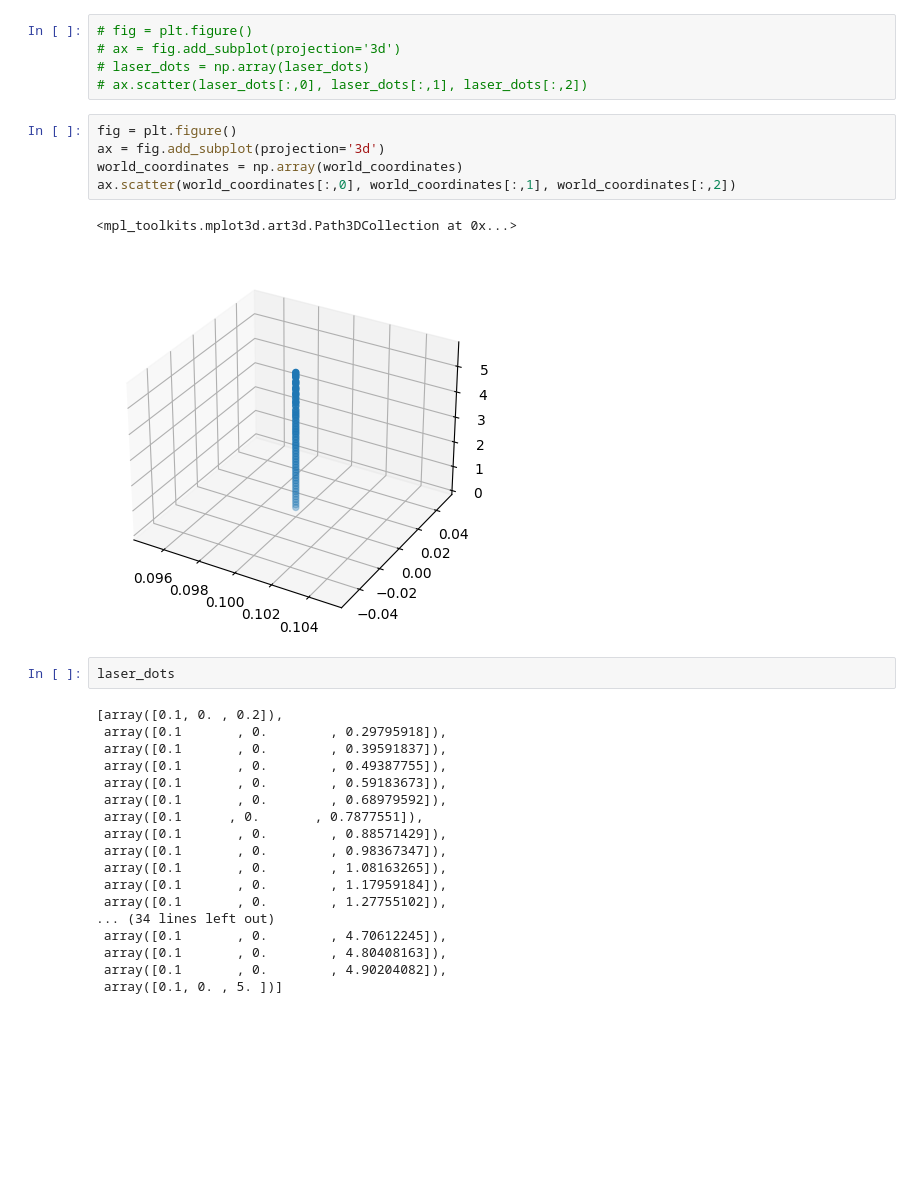
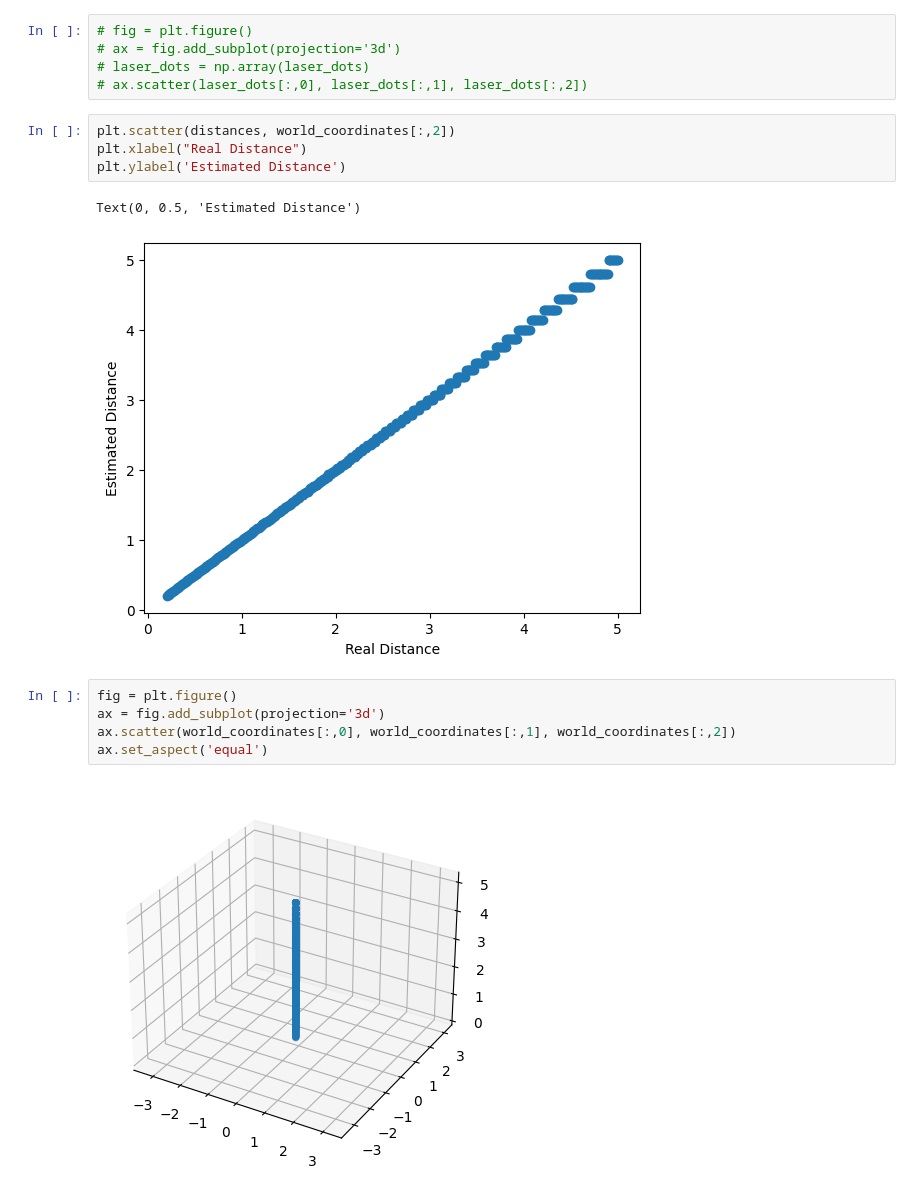
Before and after one commit to UCSD-E4E/fishsense-docs, a Jupyter notebook: laser_parallax/laser_test.ipynb, the cells around one changed output. Cells and saved outputs as stored; diff of their text form; blank space fills up the shorter version.

```diff
--- a/laser_parallax/laser_test.ipynb
+++ b/laser_parallax/laser_test.ipynb
@@ -59,31 +71,17 @@ Text(0, 0.5, 'World coordinate error (m)')
 # ax = fig.add_subplot(projection='3d')
 # laser_dots = np.array(laser_dots)
 # ax.scatter(laser_dots[:,0], laser_dots[:,1], laser_dots[:,2])
+# %%
+plt.scatter(distances, world_coordinates[:,2])
+plt.xlabel("Real Distance")
+plt.ylabel('Estimated Distance')
+# %% [output]
+Text(0, 0.5, 'Estimated Distance')
+[figure, added]
 # %%
 fig = plt.figure()
 ax = fig.add_subplot(projection='3d')
-world_coordinates = np.array(world_coordinates)
 ax.scatter(world_coordinates[:,0], world_coordinates[:,1], world_coordinates[:,2])
+ax.set_aspect('equal')
 # %% [output]
-<mpl_toolkits.mplot3d.art3d.Path3DCollection at 0x...>
-[figure, old version]
+[figure, new version]
-# %%
-laser_dots
-# %% [output]
-[array([0.1, 0. , 0.2]),
- array([0.1       , 0.        , 0.29795918]),
- array([0.1       , 0.        , 0.39591837]),
- array([0.1       , 0.        , 0.49387755]),
- array([0.1       , 0.        , 0.59183673]),
- array([0.1       , 0.        , 0.68979592]),
- array([0.1      , 0.       , 0.7877551]),
- array([0.1       , 0.        , 0.88571429]),
- array([0.1       , 0.        , 0.98367347]),
- array([0.1       , 0.        , 1.08163265]),
- array([0.1       , 0.        , 1.17959184]),
- array([0.1       , 0.        , 1.27755102]),
-... (34 lines left out)
- array([0.1       , 0.        , 4.70612245]),
- array([0.1       , 0.        , 4.80408163]),
- array([0.1       , 0.        , 4.90204082]),
- array([0.1, 0. , 5. ])]
```
Also changed, not shown: parts of 7 cells of this notebook, 2 other files.
